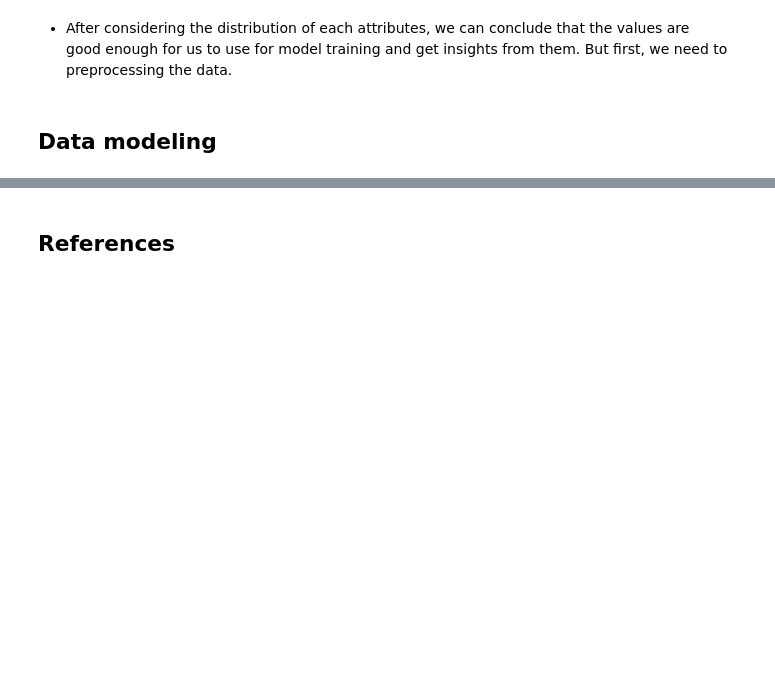
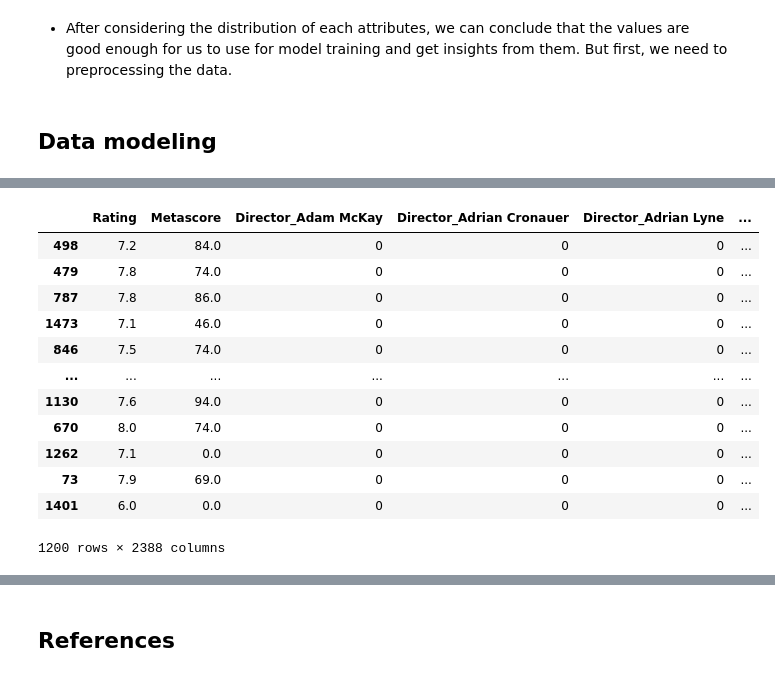
Before and after one commit to trandainien1/IntroDS_Final_Project, a Jupyter notebook: main.ipynb, the cells around one changed output, grey strips where cells are left out. Drawn from its saved outputs; the diff is of its cells as text; code cells hidden in the pictures; blank space fills up the shorter version.

```diff
--- a/main.ipynb
+++ b/main.ipynb
@@ -529,0 +598,20 @@ Name: Description, Length: 1500, dtype: int64
+# %%
+X, y = modeling_data.drop(['Gross'], axis= 1), modeling_data.Gross
+X_train, X_test, y_train, y_test = train_test_split(X, y, test_size= 0.2)
+# %%
+train_data = X_train.join(y_train)
+train_data
+# %% [output]
+|  | Rating | Metascore | Director_Adam McKay | Director_Adrian Cronauer | Director_Adrian Lyne | ... |
+| 498 | 7.2 | 84.0 | 0 | 0 | 0 | ... |
+| 479 | 7.8 | 74.0 | 0 | 0 | 0 | ... |
+| 787 | 7.8 | 86.0 | 0 | 0 | 0 | ... |
+| 1473 | 7.1 | 46.0 | 0 | 0 | 0 | ... |
+| 846 | 7.5 | 74.0 | 0 | 0 | 0 | ... |
+| ... | ... | ... | ... | ... | ... | ... |
+| 1130 | 7.6 | 94.0 | 0 | 0 | 0 | ... |
+| 670 | 8.0 | 74.0 | 0 | 0 | 0 | ... |
+| 1262 | 7.1 | 0.0 | 0 | 0 | 0 | ... |
+| 73 | 7.9 | 69.0 | 0 | 0 | 0 | ... |
+| 1401 | 6.0 | 0.0 | 0 | 0 | 0 | ... |
+1200 rows × 2388 columns
```
Also changed, not shown: parts of 29 cells of this notebook.
